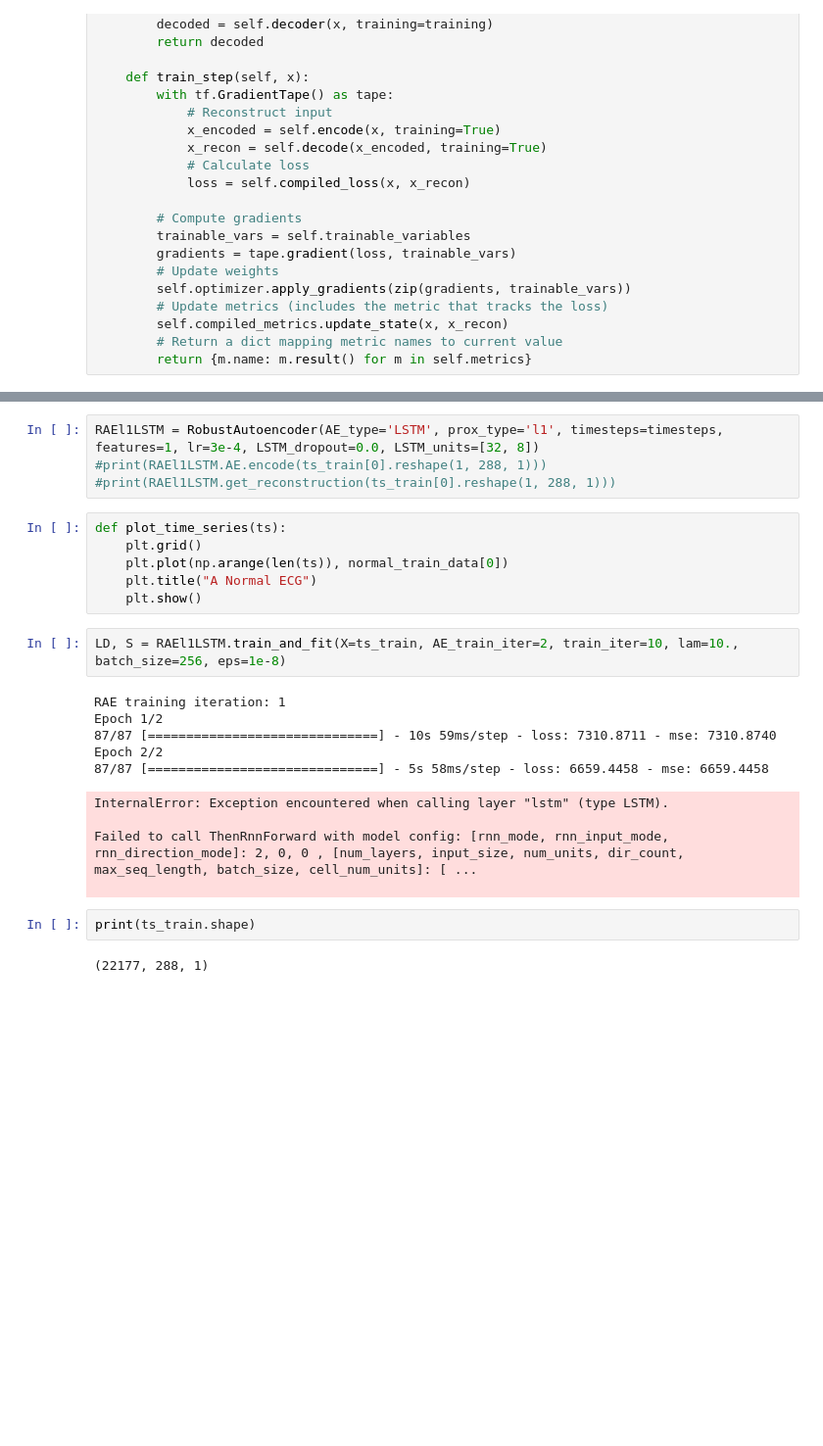
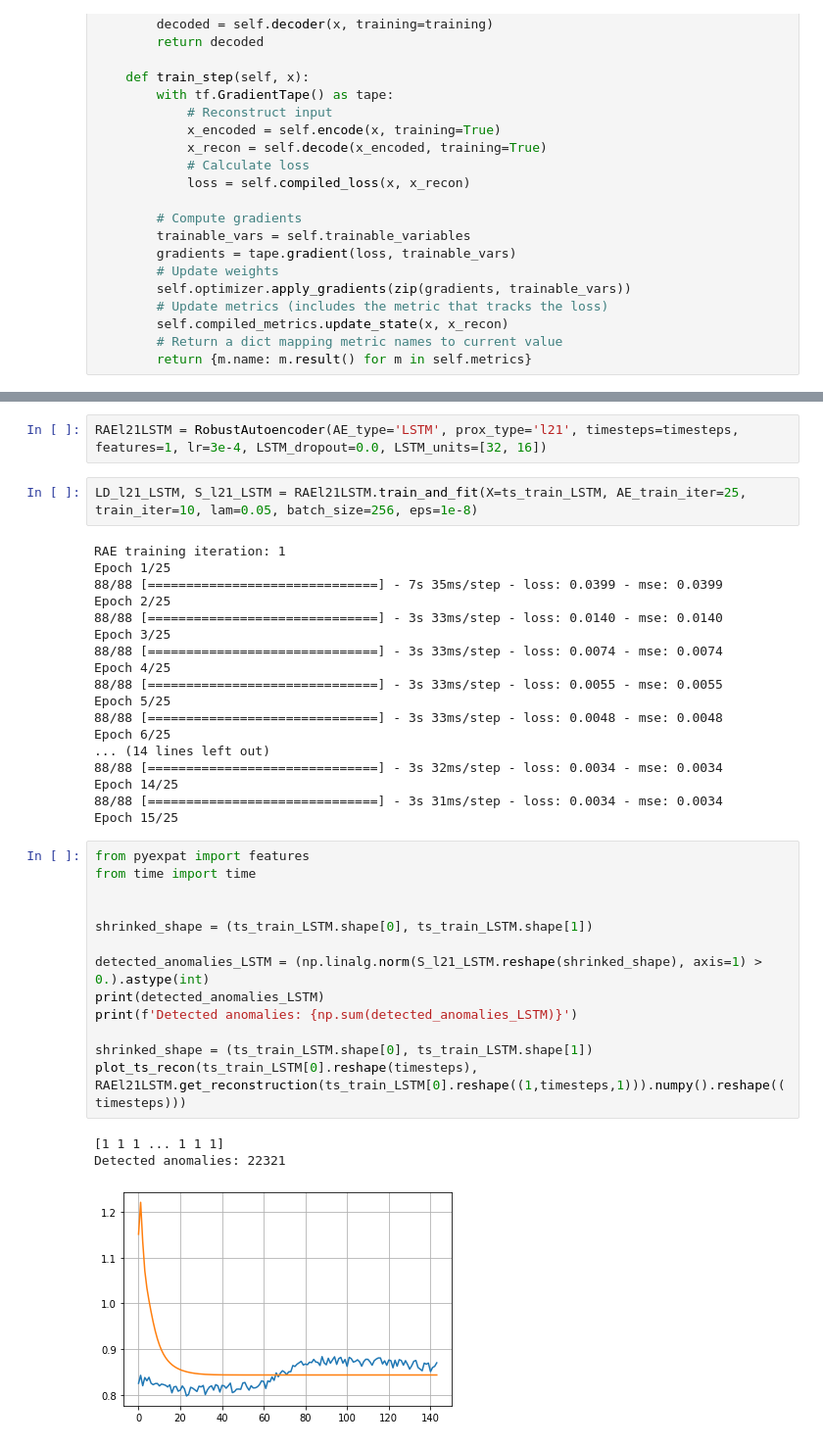
Before and after one commit to AlexThirty/SaMLMfTSA, a Jupyter notebook: RDAE.ipynb, the cells around one changed output, grey strips where cells are left out. Shown at 98% size. Cells and saved outputs as stored; diff of their text form; blank space fills up the shorter version.

```diff
--- a/RDAE.ipynb
+++ b/RDAE.ipynb
@@ -478,26 +432,39 @@ print(ts_train)
 # %%
-RAEl1LSTM = RobustAutoencoder(AE_type='LSTM', prox_type='l1', timesteps=timesteps, features=1, lr=3e-4, LSTM_dropout=0.0, LSTM_units=[32, 8])
-#print(RAEl1LSTM.AE.encode(ts_train[0].reshape(1, 288, 1)))
-#print(RAEl1LSTM.get_reconstruction(ts_train[0].reshape(1, 288, 1)))
+RAEl21LSTM = RobustAutoencoder(AE_type='LSTM', prox_type='l21', timesteps=timesteps, features=1, lr=3e-4, LSTM_dropout=0.0, LSTM_units=[32, 16])
-# %%
-def plot_time_series(ts):
-    plt.grid()
-    plt.plot(np.arange(len(ts)), normal_train_data[0])
-    plt.title("A Normal ECG")
-    plt.show()
 # %%
-LD, S = RAEl1LSTM.train_and_fit(X=ts_train, AE_train_iter=2, train_iter=10, lam=10., batch_size=256, eps=1e-8)
+LD_l21_LSTM, S_l21_LSTM = RAEl21LSTM.train_and_fit(X=ts_train_LSTM, AE_train_iter=25, train_iter=10, lam=0.05, batch_size=256, eps=1e-8)
 # %% [output]
 RAE training iteration: 1
-Epoch 1/2
-87/87 [==============================] - 10s 59ms/step - loss: 7310.8711 - mse: 7310.8740
-Epoch 2/2
-87/87 [==============================] - 5s 58ms/step - loss: 6659.4458 - mse: 6659.4458
+Epoch 1/25
+88/88 [==============================] - 7s 35ms/step - loss: 0.0399 - mse: 0.0399
+Epoch 2/25
+88/88 [==============================] - 3s 33ms/step - loss: 0.0140 - mse: 0.0140
+Epoch 3/25
+88/88 [==============================] - 3s 33ms/step - loss: 0.0074 - mse: 0.0074
+Epoch 4/25
+88/88 [==============================] - 3s 33ms/step - loss: 0.0055 - mse: 0.0055
+Epoch 5/25
+88/88 [==============================] - 3s 33ms/step - loss: 0.0048 - mse: 0.0048
+Epoch 6/25
+... (14 lines left out)
+88/88 [==============================] - 3s 32ms/step - loss: 0.0034 - mse: 0.0034
+Epoch 14/25
+88/88 [==============================] - 3s 31ms/step - loss: 0.0034 - mse: 0.0034
+Epoch 15/25
-InternalError: Exception encountered when calling layer "lstm" (type LSTM).
-
-Failed to call ThenRnnForward with model config: [rnn_mode, rnn_input_mode, rnn_direction_mode]: 2, 0, 0 , [num_layers, input_size, num_units, dir_count, max_seq_length, batch_size, cell_num_units]: [ ...
-
-# %%
-print(ts_train.shape)
-# %% [output]
-(22177, 288, 1)
+# %%
+from pyexpat import features
+from time import time
+
+
+shrinked_shape = (ts_train_LSTM.shape[0], ts_train_LSTM.shape[1])
+
+detected_anomalies_LSTM = (np.linalg.norm(S_l21_LSTM.reshape(shrinked_shape), axis=1) > 0.).astype(int)
+print(detected_anomalies_LSTM)
+print(f'Detected anomalies: {np.sum(detected_anomalies_LSTM)}')
+
+shrinked_shape = (ts_train_LSTM.shape[0], ts_train_LSTM.shape[1])
+plot_ts_recon(ts_train_LSTM[0].reshape(timesteps), RAEl21LSTM.get_reconstruction(ts_train_LSTM[0].reshape((1,timesteps,1))).numpy().reshape((timesteps)))
+# %% [output]
+[1 1 1 ... 1 1 1]
+Detected anomalies: 22321
+[figure, added]
```
Also changed, not shown: parts of 19 cells of this notebook, 9 other files.
